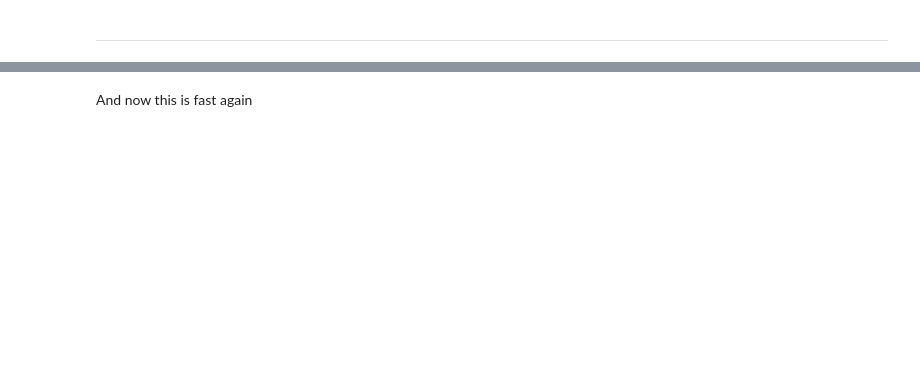
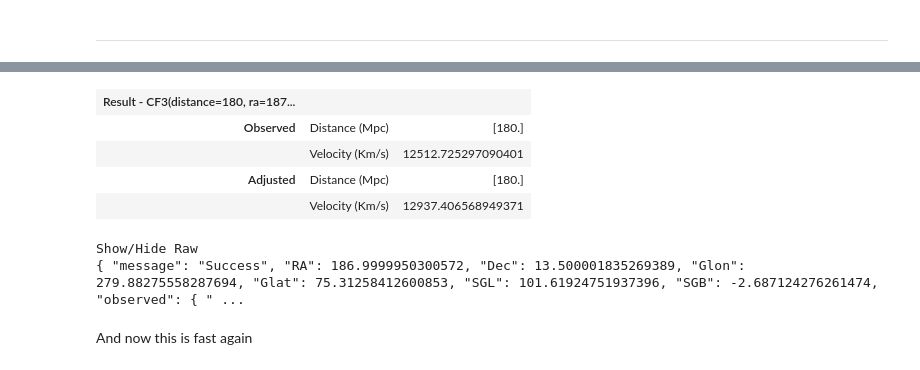
Before and after one commit to quatrope/pycf3, a Jupyter notebook: docs/source/tutorial.ipynb, the cells around one changed output, grey strips where cells are left out. Saved outputs shown, nothing was run; the diff lists cells and outputs as text; code cells hidden in the pictures; blank space fills up the shorter version.

```diff
--- a/docs/source/tutorial.ipynb
+++ b/docs/source/tutorial.ipynb
@@ -164,4 +200,5 @@ As you can se the first time the total time is **17 seconds** and de the second
 But if we change the request by asking for another declination, this gonna be slow again:
 # %%
 %%time
-cf3.equatorial_search(dec=13.5)
+cf3.calculate_velocity(distance=180, ra=187, dec=13.5)
+# %% [output]
@@ -168,3 +207,10 @@ cf3.equatorial_search(dec=13.5)
+| Result - CF3(distance=180, ra=187... |  |  |
+| Observed | Distance (Mpc) | [180.] |
+|  | Velocity (Km/s) | 12512.725297090401 |
+| Adjusted | Distance (Mpc) | [180.] |
+|  | Velocity (Km/s) | 12937.406568949371 |
+Show/Hide Raw
+{ "message": "Success", "RA": 186.9999950300572, "Dec": 13.500001835269389, "Glon": 279.88275558287694, "Glat": 75.31258412600853, "SGL": 101.61924751937396, "SGB": -2.687124276261474, "observed": { " ...
 # %% [markdown]
 And now this is fast again
 # %%
```
Also changed, not shown: parts of 23 cells of this notebook.
